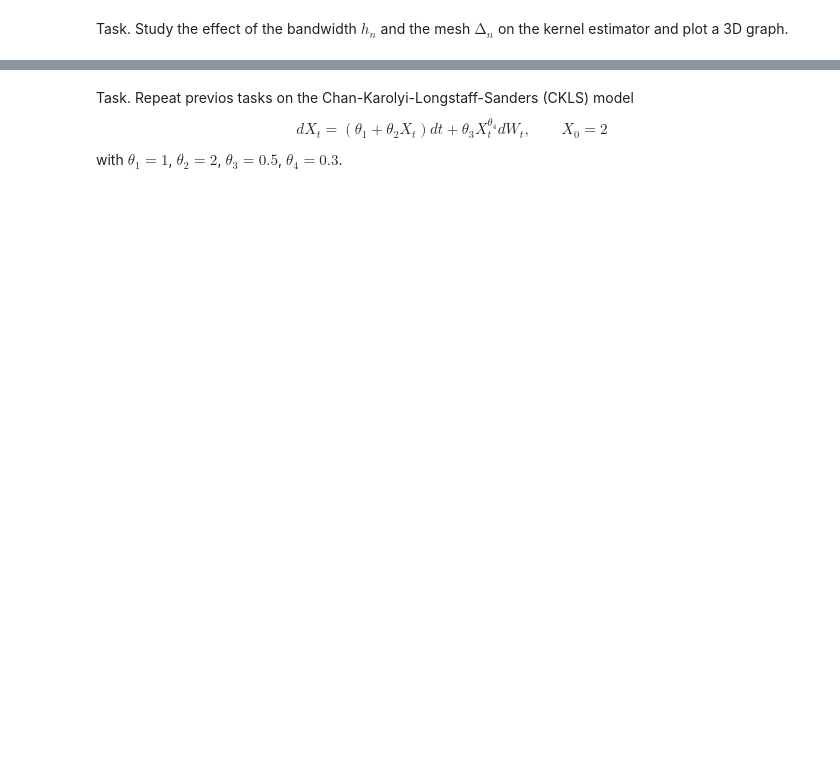
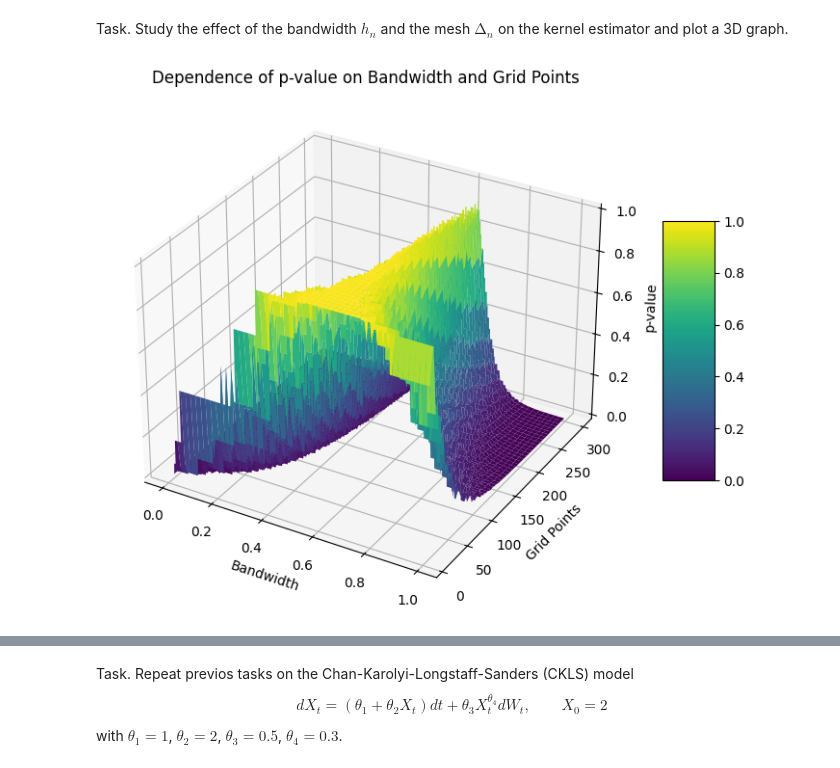
Before and after one commit to seri4ka/spp, a Jupyter notebook: lab5_SSP.ipynb, the cells around one changed output, grey strips where cells are left out. Drawn from its saved outputs; the diff is of its cells as text; code cells hidden in the pictures; blank space fills up the shorter version.

```diff
--- a/lab5_SSP.ipynb
+++ b/lab5_SSP.ipynb
@@ -305,0 +424,52 @@ Task. Study the effect of the bandwidth $h_n$ and the mesh $∆_n$ on the kernel
+# %%
+# Параметры для CIR процесса и диапазоны для анализа
+Nx = 100
+Nt = 1000
+T = 1
+params_CIR = [6, 2, 1]
+np.random.seed(42)
+
+rand_index = np.random.randint(0, Nt)
+grid_points = list(range(10, 300, 3))
+bandwidths = np.linspace(0.0001, 1, 1000)
+
+# Инициализация и генерация данных процесса CIR
+cir_process = CIRprocess(params_CIR, T, Nx, Nt)
+time_data, process_data = cir_process.ExactSolution()
+
+# Сохранение результатов
+p_results = []
+
+# Циклы по точкам сетки и ширинам окна
+for points in tqdm(grid_points):
+    row = []
+    data_grid = np.linspace(0, 8, points)
+    theoretical_pdf = cir_process.StationaryDistribution(data_grid)
+    for bw in bandwidths:
+        # Оценка плотности для каждого bandwidth
+        estimated_pdf = StationaryDistributionKernelEstimator(data_grid, process_data[rand_index], delta=bw)
+
+        # Тест Колмогорова-Смирнова
+        _, p_val = stats.ks_2samp(theoretical_pdf, estimated_pdf)
+        row.append(p_val)
+    p_results.append(row)
+
+# Подготовка данных для построения 3D-графика
+p_results = np.array(p_results)
+X, Y = np.meshgrid(bandwidths, grid_points)
+Z = p_results
+
+# Построение 3D графика
+fig = plt.figure(figsize=(10, 7))
+ax = fig.add_subplot(111, projection='3d')
+surface = ax.plot_surface(X, Y, Z, cmap='viridis')
+fig.colorbar(surface, ax=ax, shrink=0.5, aspect=5)
+
+ax.set_xlabel('Bandwidth')
+ax.set_ylabel('Grid Points')
+ax.set_zlabel('p-value')
+ax.set_title('Dependence of p-value on Bandwidth and Grid Points')
+
+plt.show()
+# %% [output]
+[figure, added]
```
Also changed, not shown: parts of 22 cells of this notebook.
